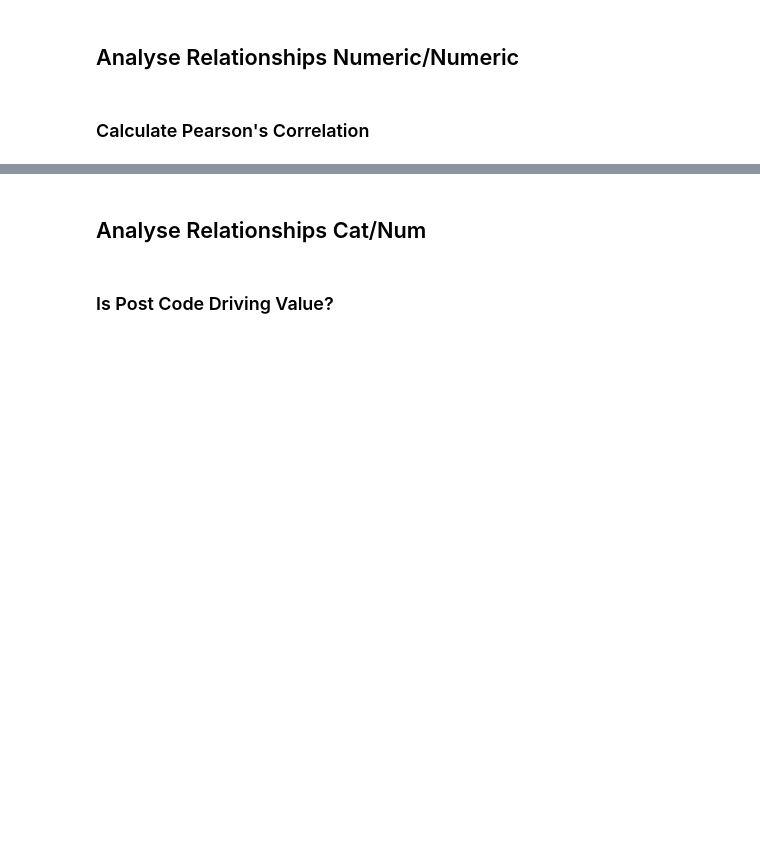
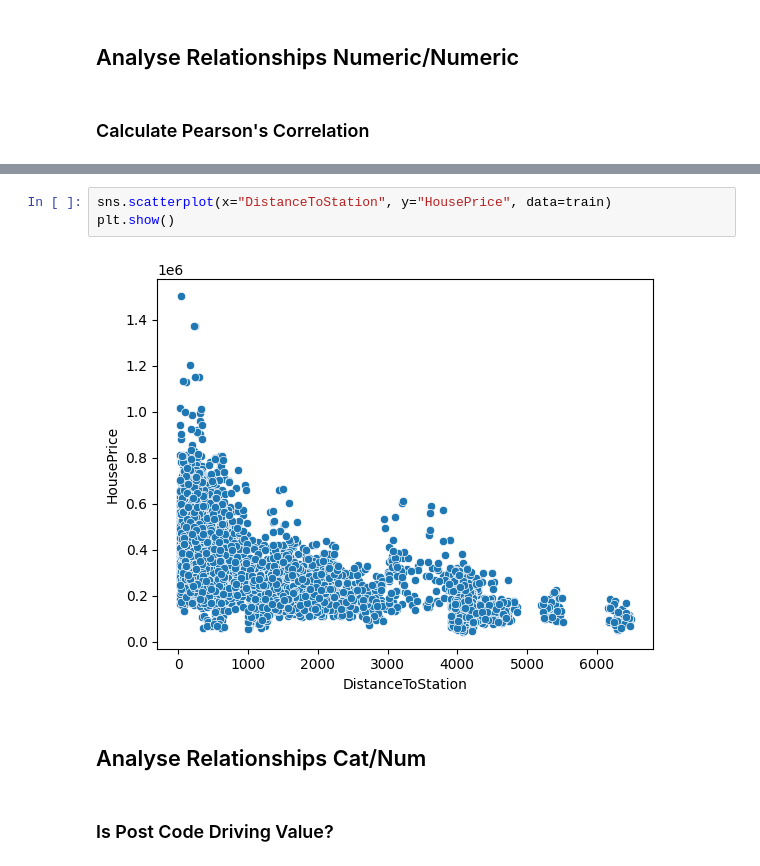
Before and after one commit to hypergalois/HousePricePredictionAPI, a Jupyter notebook: Regression.ipynb, the cells around one changed output, grey strips where cells are left out. Saved outputs shown, nothing was run; the diff lists cells and outputs as text; blank space fills up the shorter version.

```diff
--- a/Regression.ipynb
+++ b/Regression.ipynb
@@ -261,3 +279,8 @@ plt.show()
+# %%
+sns.scatterplot(x="DistanceToStation", y="HousePrice", data=train)
+plt.show()
+# %% [output]
+[figure, added]
 # %% [markdown]
 ## Analyse Relationships Cat/Num
 # %% [markdown]
```
Also changed, not shown: parts of 4 cells of this notebook.
